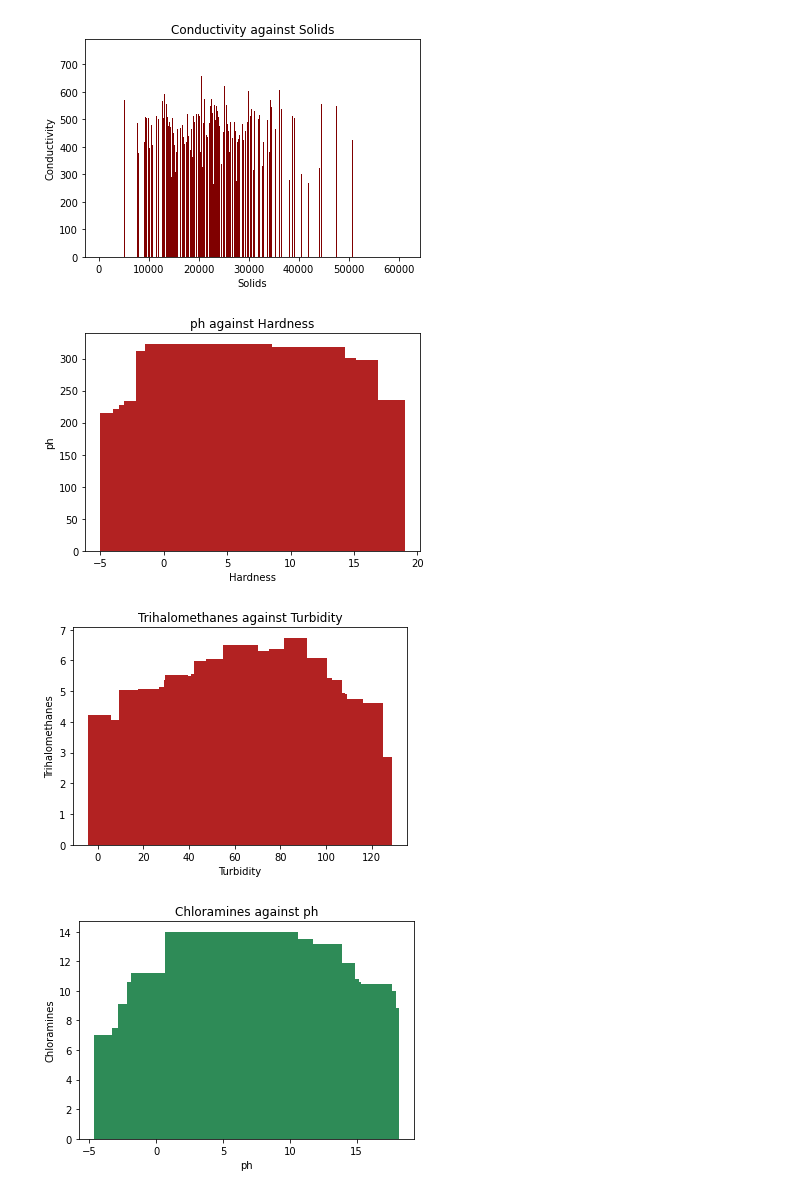
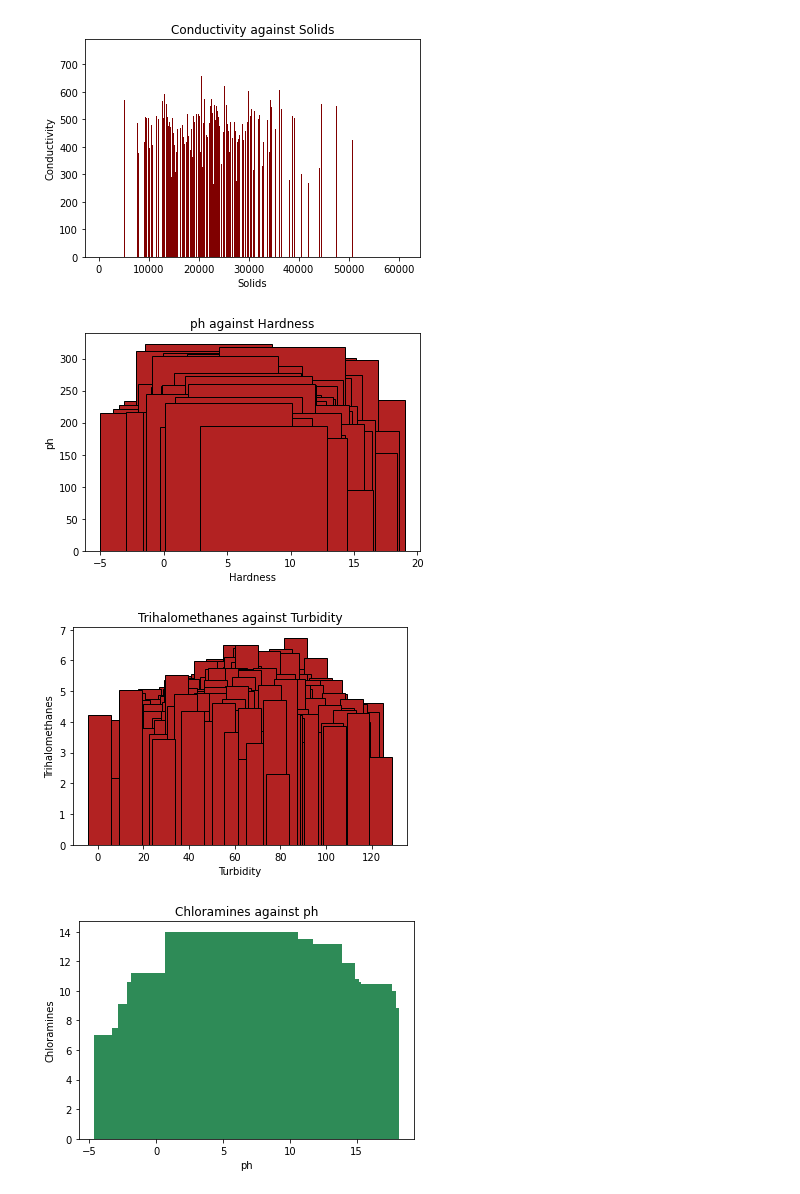
Before and after one commit to chikabella24/Capstone-Project-on-Classification-Model, a Jupyter notebook: Copy_of_Classification_Project.ipynb, the cells around one changed output. Cells and saved outputs as stored; diff of their text form; code cells hidden in the pictures.

```diff
--- a/Copy_of_Classification_Project.ipynb
+++ b/Copy_of_Classification_Project.ipynb
@@ -391,19 +392,19 @@ plt.show()
 # %% [output]
 [figure]
 # %%
-plt.bar(Data_Copy.ph, Data_Copy.Hardness, color ='firebrick',width = 10 )
+plt.bar(Data_Copy.ph, Data_Copy.Hardness, color ='firebrick',width = 10,ec= 'black' )
 plt.title('ph against Hardness')
 plt.ylabel('ph')
 plt.xlabel('Hardness')
 plt.show()
 # %% [output]
-[figure, old version]
+[figure, new version]
 # %%
-plt.bar(Data_Copy.Trihalomethanes, Data_Copy.Turbidity, color ='firebrick',width = 10 )
+plt.bar(Data_Copy.Trihalomethanes, Data_Copy.Turbidity, color ='firebrick',width = 10 ,ec = 'black')
 plt.title('Trihalomethanes against Turbidity' )
 plt.ylabel('Trihalomethanes')
 plt.xlabel('Turbidity')
 plt.show()
 # %% [output]
-[figure, old version]
+[figure, new version]
 # %%
```
Also changed, not shown: parts of 8 cells of this notebook.
